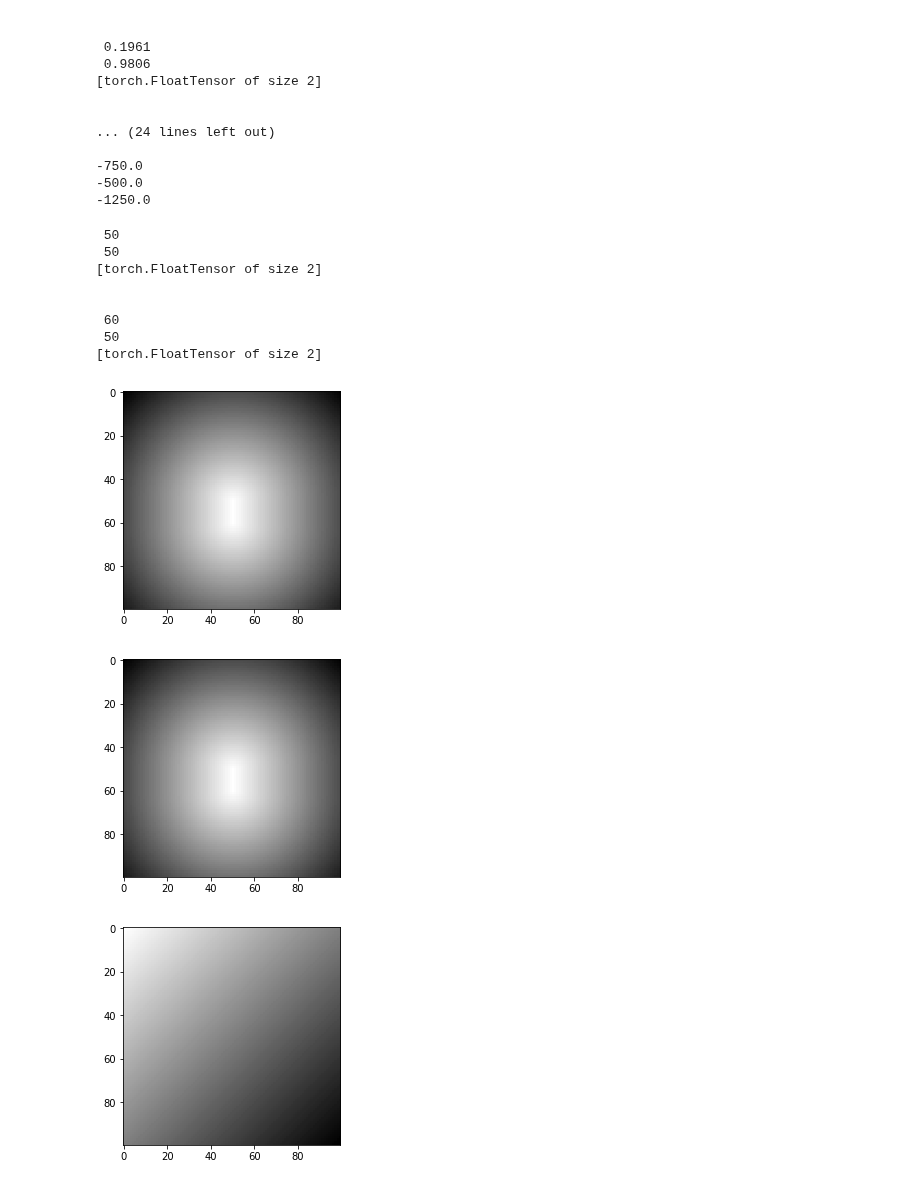
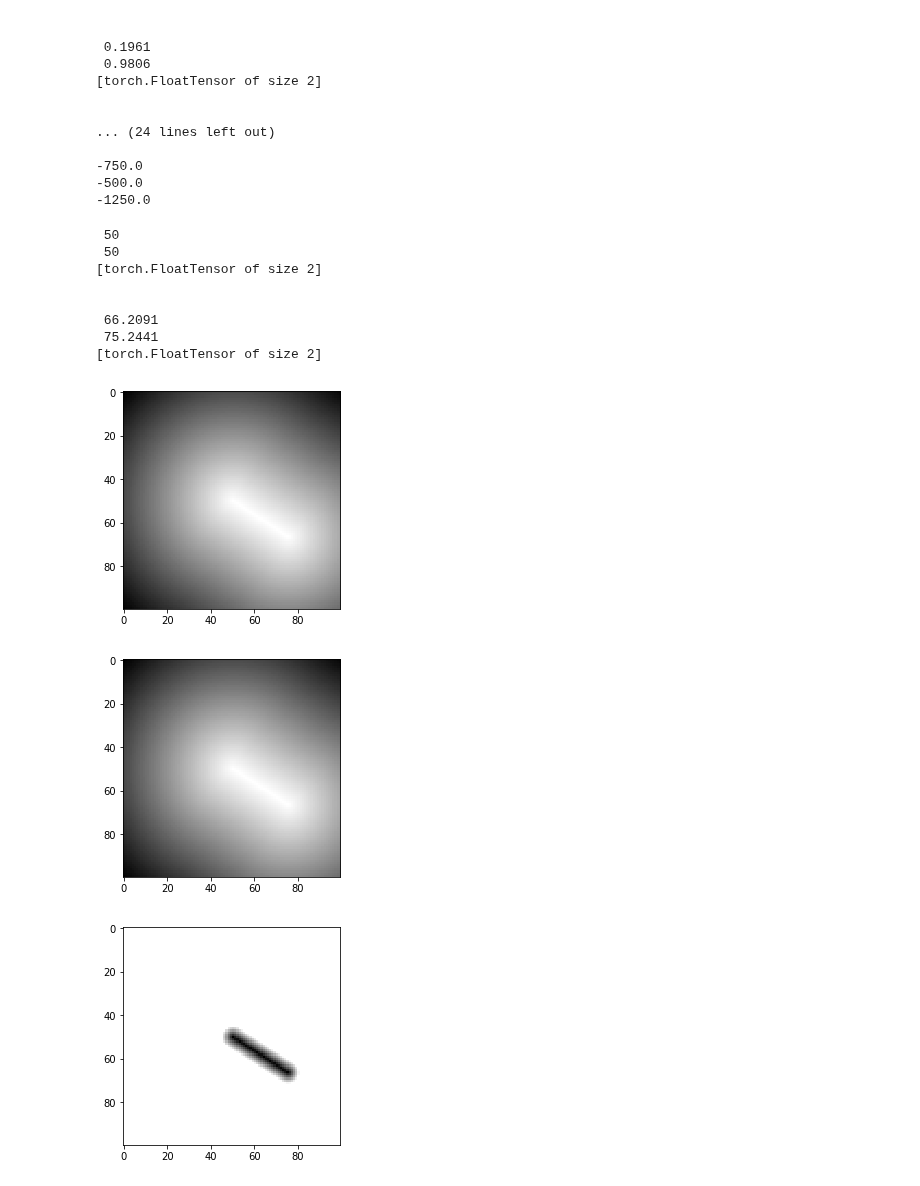
Before and after one commit to peteflorence/pixels_to_torques, a Jupyter notebook: pixels_to_torques.ipynb, the cells around one changed output. Drawn from its saved outputs; the diff is of its cells as text; code cells hidden in the pictures.

```diff
--- a/pixels_to_torques.ipynb
+++ b/pixels_to_torques.ipynb
@@ -194,6 +196,8 @@ print torch.dot(A - B, torch_flip(P)) + torch_det(A, B)
 # %%
 print base_in_img
 print end_in_img
+
+img = torch.zeros((100,100))
 
 for i, row in enumerate(img):
     for j, val in enumerate(row):
@@ -208,11 +212,13 @@ plt.show()
 [torch.FloatTensor of size 2]
 
 
- 60
- 50
+ 66.2091
+ 75.2441
 [torch.FloatTensor of size 2]
-[figure, old version]
+[figure, new version]
 # %%
+img = torch.zeros((100,100))
+
 for i, row in enumerate(img):
     for j, val in enumerate(row):
         this_img_coord = torch.FloatTensor([i,j])
@@ -221,13 +227,18 @@ for i, row in enumerate(img):
 plt.imshow(img, cmap=plt.get_cmap('gray_r'))
 plt.show()
 # %% [output]
-[figure, old version]
+[figure, new version]
 # %%
+img = torch.zeros((100,100))
+
 for i, row in enumerate(img):
     for j, val in enumerate(row):
-        img[i,j] = i + j
+        this_img_coord = torch.FloatTensor([i,j])
+        dist = distance_pytorch(base_in_img, end_in_img, this_img_coord)
+        if dist < 5.0:
+            img[i,j] = 5 - dist
 
 plt.imshow(img, cmap=plt.get_cmap('gray_r'))
 plt.show()
 # %% [output]
-[figure, old version]
+[figure, new version]
```
Also changed, not shown: parts of 5 cells of this notebook.
